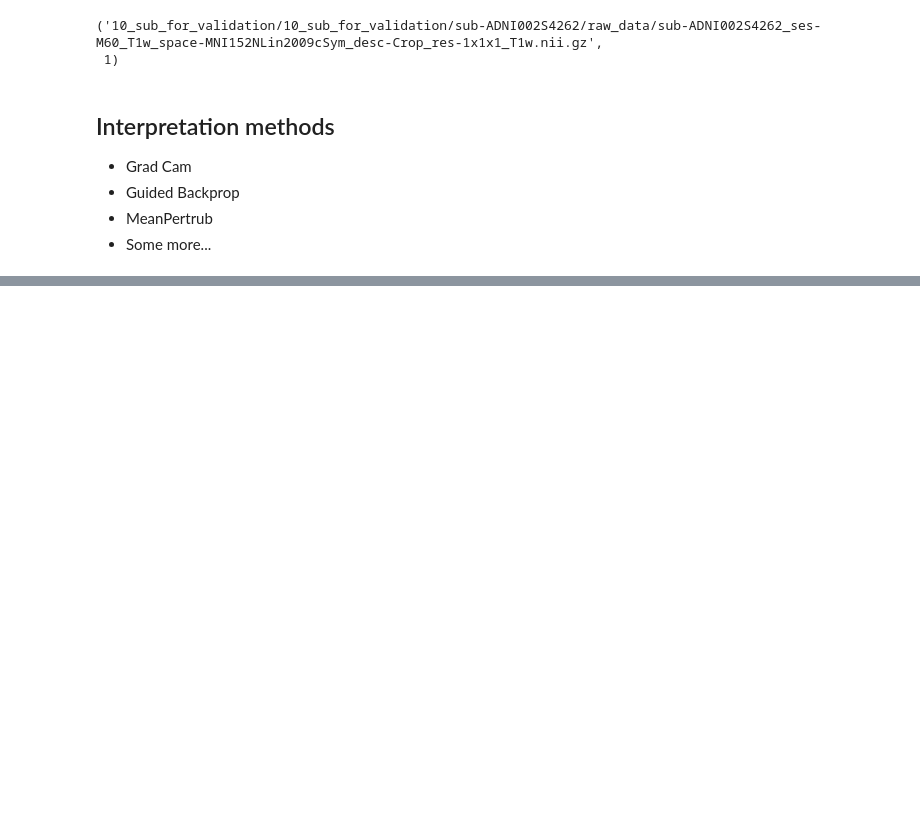
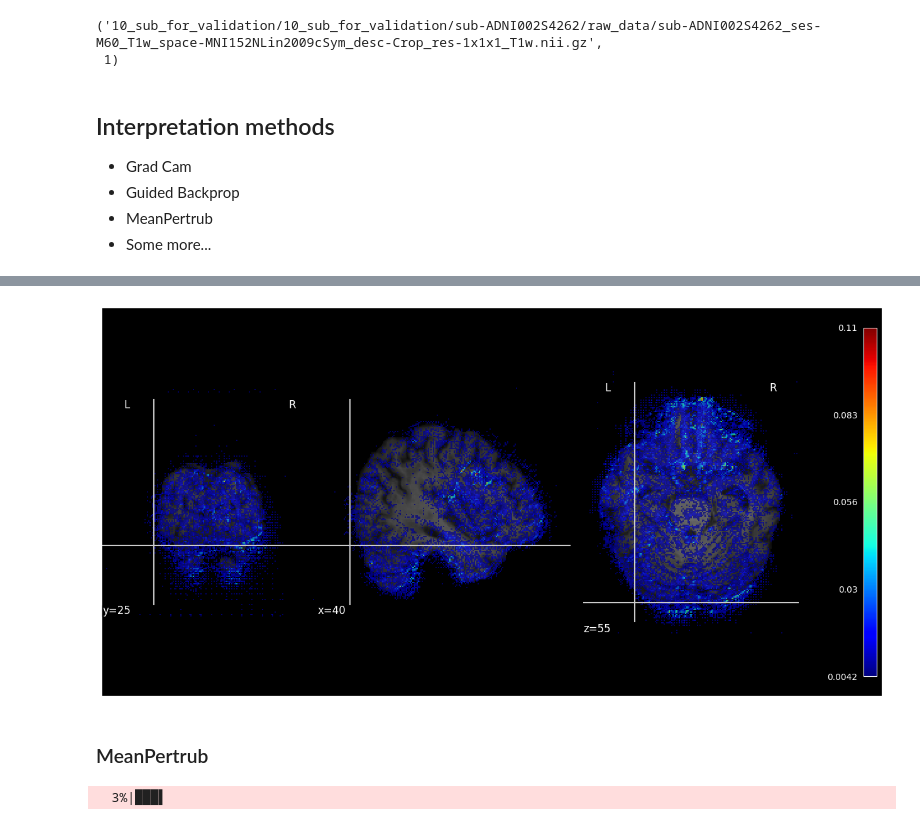
Before and after one commit to BobrG/neuro-ml-2002, a Jupyter notebook: baseline.ipynb, the cells around one changed output, grey strips where cells are left out. Drawn from its saved outputs; the diff is of its cells as text; code cells hidden in the pictures; blank space fills up the shorter version.

```diff
--- a/baseline.ipynb
+++ b/baseline.ipynb
@@ -182,0 +223,9 @@ display_interpretation(mean_1, dataset_img, threshold=0.30)
+# %%
+mean_0_gp, mean_1_gp = get_masks(model, test_loader, mask_type='guided_backprop', size=data_test.size)
+# %%
+dataset_img = data_test.__getitem__(0)
+display_interpretation(mean_1_gp, dataset_img, threshold=np.quantile(mean_1_gp, q=0.8))
+# %% [output]
+[figure, added]
+# %% [markdown]
+### MeanPertrub
@@ -182,0 +339,4 @@ display_interpretation(mean_1, dataset_img, threshold=0.30)
+# %%
+mean_0_mp, mean_1_mp = get_masks(model, test_loader, mask_type='mean_pertrub', size=data_test.size)
+# %% [output]
+  3%|███▌
```
Also changed, not shown: parts of 12 cells of this notebook.
